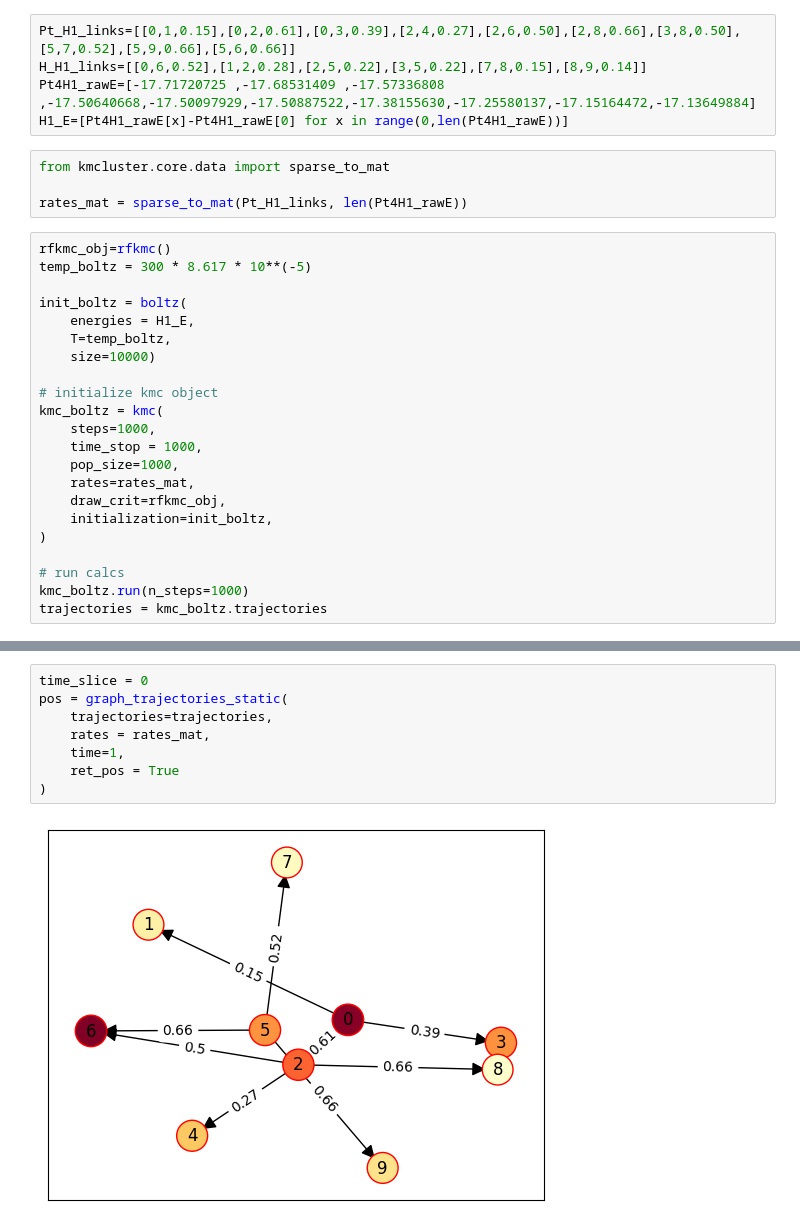
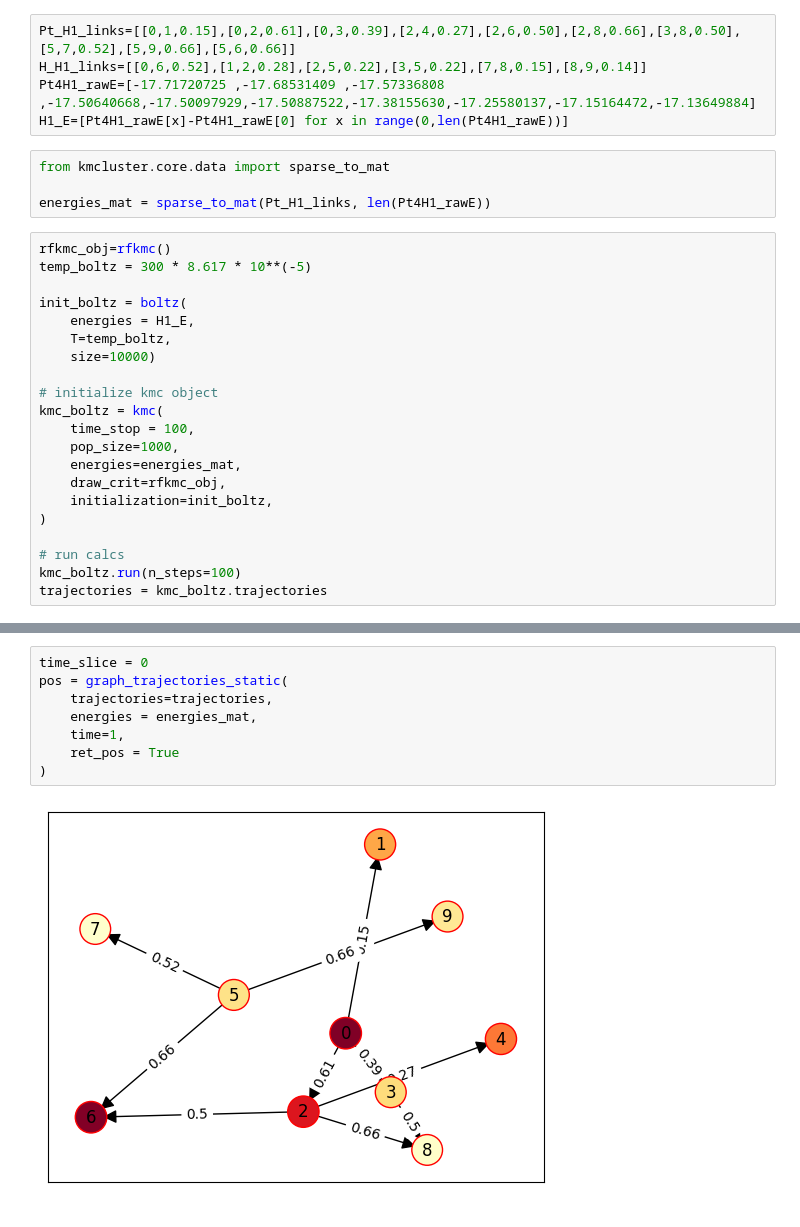
Before and after one commit to santi921/kmcluster, a Jupyter notebook: kmcluster/scripts/run.ipynb, the cells around one changed output, grey strips where cells are left out. Saved outputs shown, nothing was run; the diff lists cells and outputs as text.

Commit message:
cleanup step in kmc init + saving test + doc

```diff
--- a/kmcluster/scripts/run.ipynb
+++ b/kmcluster/scripts/run.ipynb
@@ -210,7 +210,7 @@ H1_E=[Pt4H1_rawE[x]-Pt4H1_rawE[0] for x in range(0,len(Pt4H1_rawE))]
 # %%
 from kmcluster.core.data import sparse_to_mat
 
-rates_mat = sparse_to_mat(Pt_H1_links, len(Pt4H1_rawE))
+energies_mat = sparse_to_mat(Pt_H1_links, len(Pt4H1_rawE))
 # %%
 rfkmc_obj=rfkmc()
 temp_boltz = 300 * 8.617 * 10**(-5)
@@ -222,16 +222,15 @@ init_boltz = boltz(
 
 # initialize kmc object
 kmc_boltz = kmc(
-    steps=1000,
-    time_stop = 1000,
+    time_stop = 100,
     pop_size=1000,
-    rates=rates_mat,
+    energies=energies_mat,
     draw_crit=rfkmc_obj,
     initialization=init_boltz,
 )
 
 # run calcs
-kmc_boltz.run(n_steps=1000)
+kmc_boltz.run(n_steps=100)
 trajectories = kmc_boltz.trajectories
 # %%
 plot_top_n_states(
@@ -258,13 +257,13 @@ plot_states(
 # %%
 time_slice = 0
 pos = graph_trajectories_static(
     trajectories=trajectories,
-    rates = rates_mat,
+    energies = energies_mat,
     time=1,
     ret_pos = True
 )
 # %% [output]
-[figure, old version]
+[figure, new version]
 # %%
 graph_trajectories_dynamic(
     trajectories=trajectories,
```
Also changed, not shown: parts of 13 cells of this notebook, 4 other files.
